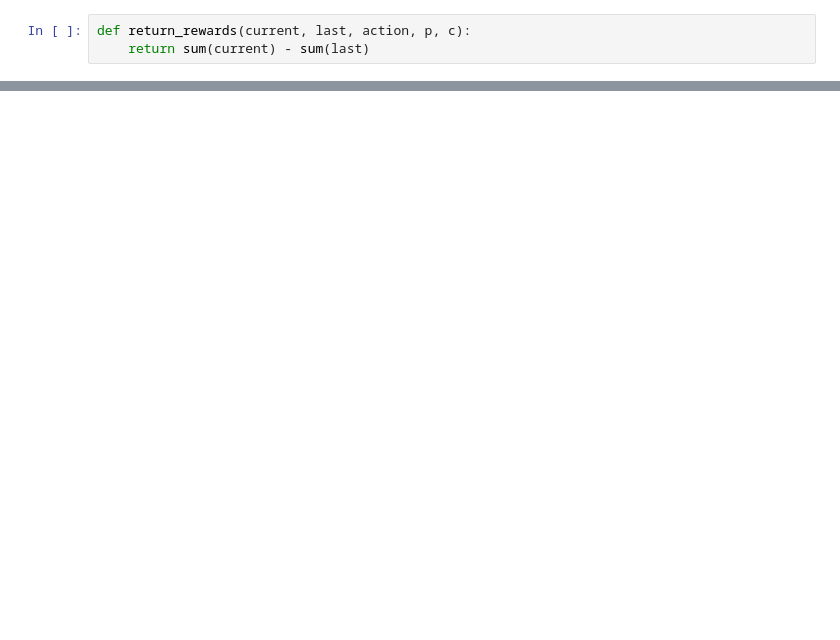
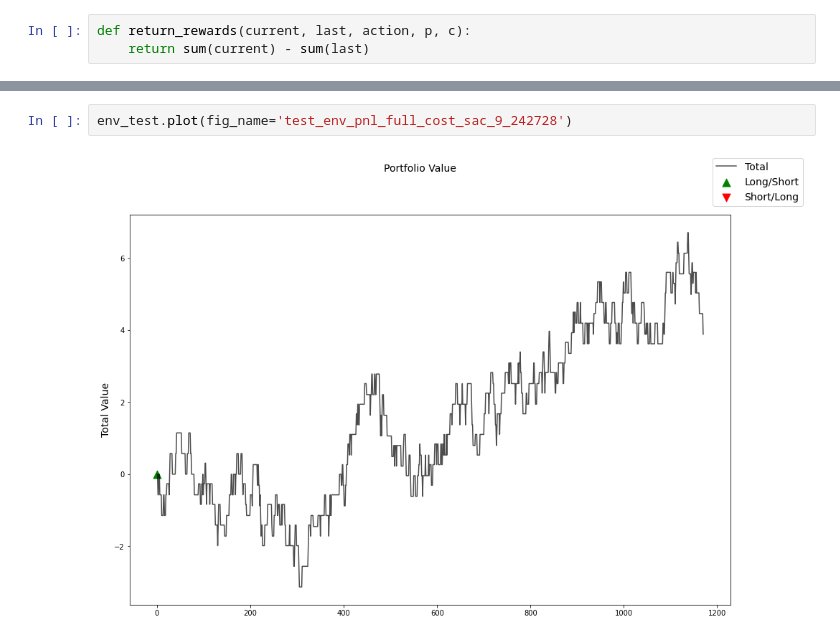
Before and after one commit to kew96/MicroPriceTradingRL, a Jupyter notebook: SAC_full_costs.ipynb, the cells around one changed output, grey strips where cells are left out. Cells and saved outputs as stored; diff of their text form; blank space fills up the shorter version.

```diff
--- a/SAC_full_costs.ipynb
+++ b/SAC_full_costs.ipynb
@@ -59,0 +65,4 @@ env.plot()
+# %%
+env_test.plot(fig_name='test_env_pnl_full_cost_sac_9_242728')
+# %% [output]
+[figure, added]
```
Also changed, not shown: parts of 5 cells of this notebook, 11 other files.
